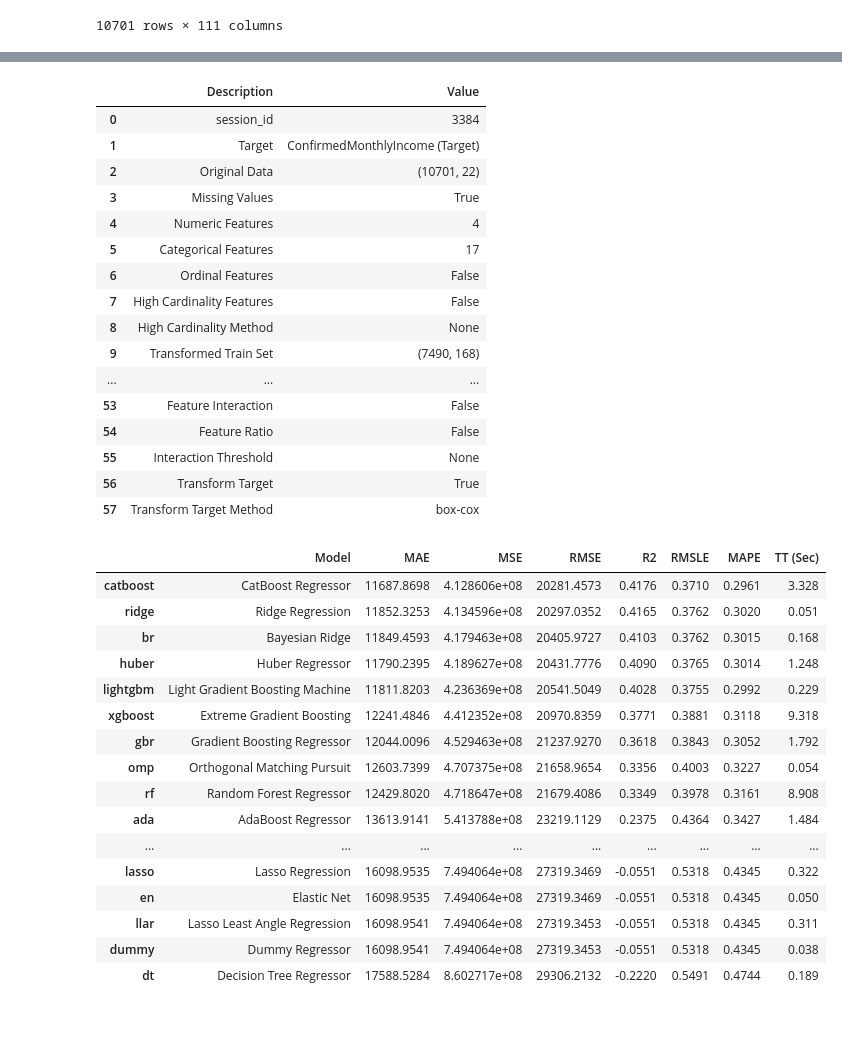
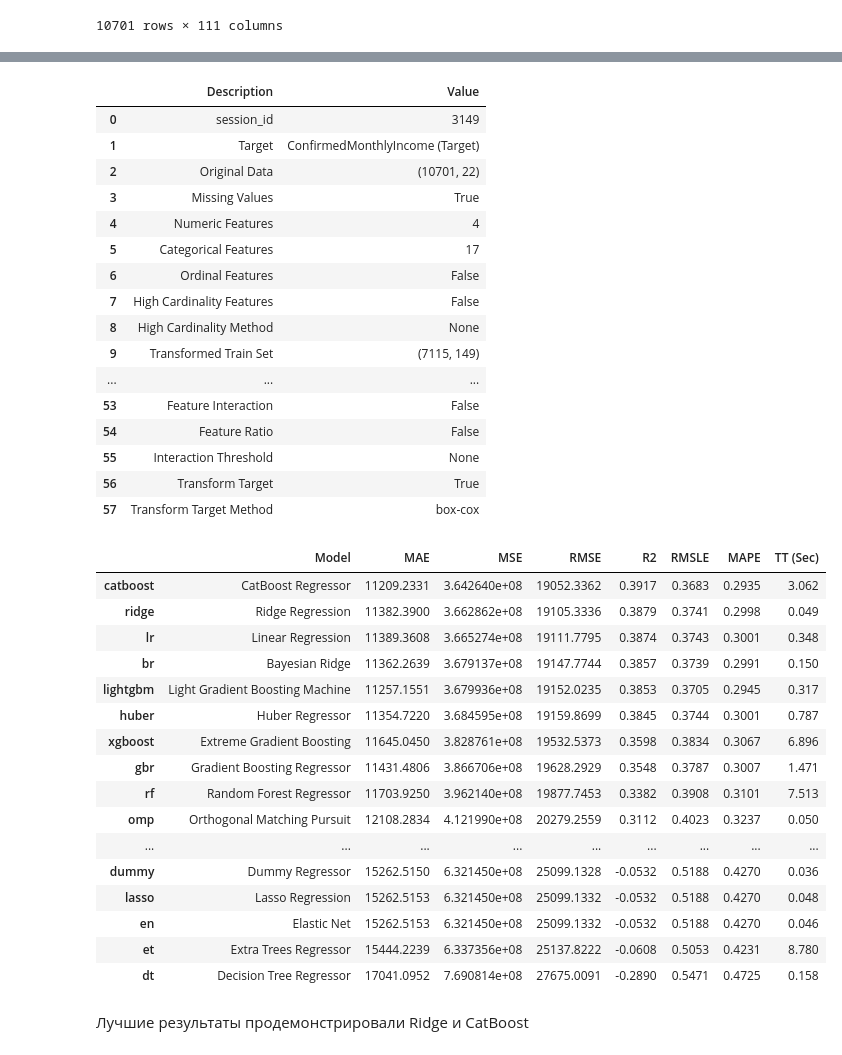
Before and after one commit to artemgur/akbars, a Jupyter notebook: akbars.ipynb, the cells around one changed output, grey strips where cells are left out. Saved outputs shown, nothing was run; the diff lists cells and outputs as text; code cells hidden in the pictures; blank space fills up the shorter version.

```diff
--- a/akbars.ipynb
+++ b/akbars.ipynb
@@ -745,11 +709,10 @@ Requirement already satisfied: webencodings in /usr/local/lib/python3.7/dist-pac
 # %%
 import pycaret.regression as pcr
 # %%
-env = pcr.setup(data=data, target='ConfirmedMonthlyIncome (Target)', combine_rare_levels=True, bin_numeric_features=['age', 'OrgStanding_N', 'CreditSum'], normalize=True, transformation=True, transform_target=True)
-#, create_clusters=True, remove_outliers=True
+env = pcr.setup(data=data, target='ConfirmedMonthlyIncome (Target)', combine_rare_levels=True, bin_numeric_features=['age', 'OrgStanding_N', 'CreditSum'], normalize=True, transformation=True, transform_target=True, create_clusters=True, remove_outliers=True)
 # %% [output]
 |  | Description | Value |
-| 0 | session_id | 3384 |
+| 0 | session_id | 3149 |
 | 1 | Target | ConfirmedMonthlyIncome (Target) |
 | 2 | Original Data | (10701, 22) |
 | 3 | Missing Values | True |
@@ -758,7 +721,7 @@ env = pcr.setup(data=data, target='ConfirmedMonthlyIncome (Target)', combine_rar
 | 6 | Ordinal Features | False |
 | 7 | High Cardinality Features | False |
 | 8 | High Cardinality Method | None |
-| 9 | Transformed Train Set | (7490, 168) |
+| 9 | Transformed Train Set | (7115, 149) |
 | ... | ... | ... |
 | 53 | Feature Interaction | False |
 | 54 | Feature Ratio | False |
@@ -766,25 +729,27 @@ env = pcr.setup(data=data, target='ConfirmedMonthlyIncome (Target)', combine_rar
 | 56 | Transform Target | True |
 | 57 | Transform Target Method | box-cox |
 # %%
-best = pcr.compare_models()
+best = pcr.compare_models(sort='RMSE')
 # %% [output]
 |  | Model | MAE | MSE | RMSE | R2 | RMSLE | MAPE | TT (Sec) |
-| catboost | CatBoost Regressor | 11687.8698 | 4.128606e+08 | 20281.4573 | 0.4176 | 0.3710 | 0.2961 | 3.328 |
-| ridge | Ridge Regression | 11852.3253 | 4.134596e+08 | 20297.0352 | 0.4165 | 0.3762 | 0.3020 | 0.051 |
-| br | Bayesian Ridge | 11849.4593 | 4.179463e+08 | 20405.9727 | 0.4103 | 0.3762 | 0.3015 | 0.168 |
-| huber | Huber Regressor | 11790.2395 | 4.189627e+08 | 20431.7776 | 0.4090 | 0.3765 | 0.3014 | 1.248 |
-| lightgbm | Light Gradient Boosting Machine | 11811.8203 | 4.236369e+08 | 20541.5049 | 0.4028 | 0.3755 | 0.2992 | 0.229 |
-| xgboost | Extreme Gradient Boosting | 12241.4846 | 4.412352e+08 | 20970.8359 | 0.3771 | 0.3881 | 0.3118 | 9.318 |
-| gbr | Gradient Boosting Regressor | 12044.0096 | 4.529463e+08 | 21237.9270 | 0.3618 | 0.3843 | 0.3052 | 1.792 |
-| omp | Orthogonal Matching Pursuit | 12603.7399 | 4.707375e+08 | 21658.9654 | 0.3356 | 0.4003 | 0.3227 | 0.054 |
-| rf | Random Forest Regressor | 12429.8020 | 4.718647e+08 | 21679.4086 | 0.3349 | 0.3978 | 0.3161 | 8.908 |
-| ada | AdaBoost Regressor | 13613.9141 | 5.413788e+08 | 23219.1129 | 0.2375 | 0.4364 | 0.3427 | 1.484 |
+| catboost | CatBoost Regressor | 11209.2331 | 3.642640e+08 | 19052.3362 | 0.3917 | 0.3683 | 0.2935 | 3.062 |
+| ridge | Ridge Regression | 11382.3900 | 3.662862e+08 | 19105.3336 | 0.3879 | 0.3741 | 0.2998 | 0.049 |
+| lr | Linear Regression | 11389.3608 | 3.665274e+08 | 19111.7795 | 0.3874 | 0.3743 | 0.3001 | 0.348 |
+| br | Bayesian Ridge | 11362.2639 | 3.679137e+08 | 19147.7744 | 0.3857 | 0.3739 | 0.2991 | 0.150 |
+| lightgbm | Light Gradient Boosting Machine | 11257.1551 | 3.679936e+08 | 19152.0235 | 0.3853 | 0.3705 | 0.2945 | 0.317 |
+| huber | Huber Regressor | 11354.7220 | 3.684595e+08 | 19159.8699 | 0.3845 | 0.3744 | 0.3001 | 0.787 |
+| xgboost | Extreme Gradient Boosting | 11645.0450 | 3.828761e+08 | 19532.5373 | 0.3598 | 0.3834 | 0.3067 | 6.896 |
+| gbr | Gradient Boosting Regressor | 11431.4806 | 3.866706e+08 | 19628.2929 | 0.3548 | 0.3787 | 0.3007 | 1.471 |
+| rf | Random Forest Regressor | 11703.9250 | 3.962140e+08 | 19877.7453 | 0.3382 | 0.3908 | 0.3101 | 7.513 |
+| omp | Orthogonal Matching Pursuit | 12108.2834 | 4.121990e+08 | 20279.2559 | 0.3112 | 0.4023 | 0.3237 | 0.050 |
 | ... | ... | ... | ... | ... | ... | ... | ... | ... |
-| lasso | Lasso Regression | 16098.9535 | 7.494064e+08 | 27319.3469 | -0.0551 | 0.5318 | 0.4345 | 0.322 |
-| en | Elastic Net | 16098.9535 | 7.494064e+08 | 27319.3469 | -0.0551 | 0.5318 | 0.4345 | 0.050 |
-| llar | Lasso Least Angle Regression | 16098.9541 | 7.494064e+08 | 27319.3453 | -0.0551 | 0.5318 | 0.4345 | 0.311 |
-| dummy | Dummy Regressor | 16098.9541 | 7.494064e+08 | 27319.3453 | -0.0551 | 0.5318 | 0.4345 | 0.038 |
-| dt | Decision Tree Regressor | 17588.5284 | 8.602717e+08 | 29306.2132 | -0.2220 | 0.5491 | 0.4744 | 0.189 |
+| dummy | Dummy Regressor | 15262.5150 | 6.321450e+08 | 25099.1328 | -0.0532 | 0.5188 | 0.4270 | 0.036 |
+| lasso | Lasso Regression | 15262.5153 | 6.321450e+08 | 25099.1332 | -0.0532 | 0.5188 | 0.4270 | 0.048 |
+| en | Elastic Net | 15262.5153 | 6.321450e+08 | 25099.1332 | -0.0532 | 0.5188 | 0.4270 | 0.046 |
+| et | Extra Trees Regressor | 15444.2239 | 6.337356e+08 | 25137.8222 | -0.0608 | 0.5053 | 0.4231 | 8.780 |
+| dt | Decision Tree Regressor | 17041.0952 | 7.690814e+08 | 27675.0091 | -0.2890 | 0.5471 | 0.4725 | 0.158 |
+# %% [markdown]
+Лучшие результаты продемонстрировали Ridge и CatBoost
 # %%
 ridge = pcr.create_model('ridge')
 # %% [output]
```
Also changed, not shown: parts of 21 cells of this notebook.
